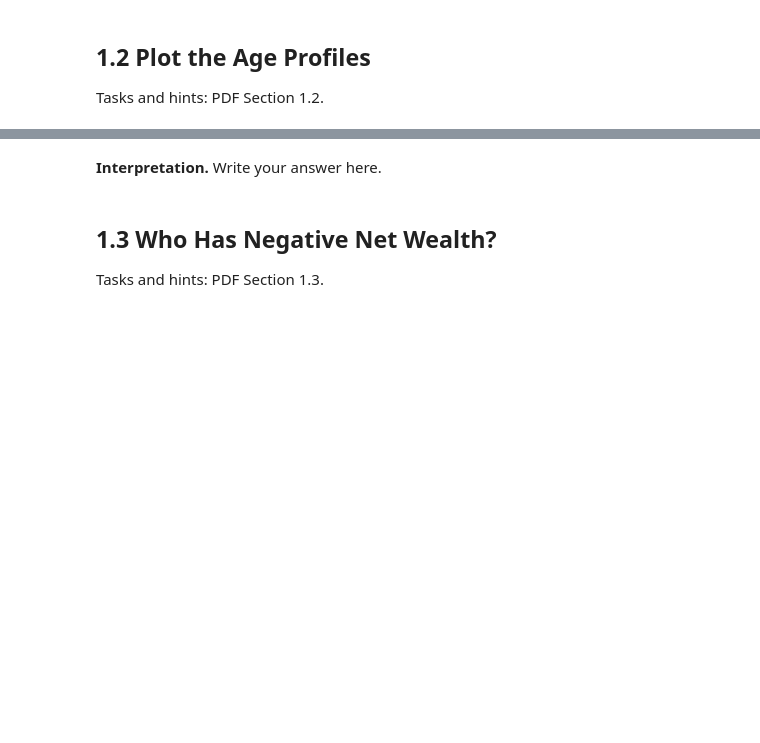
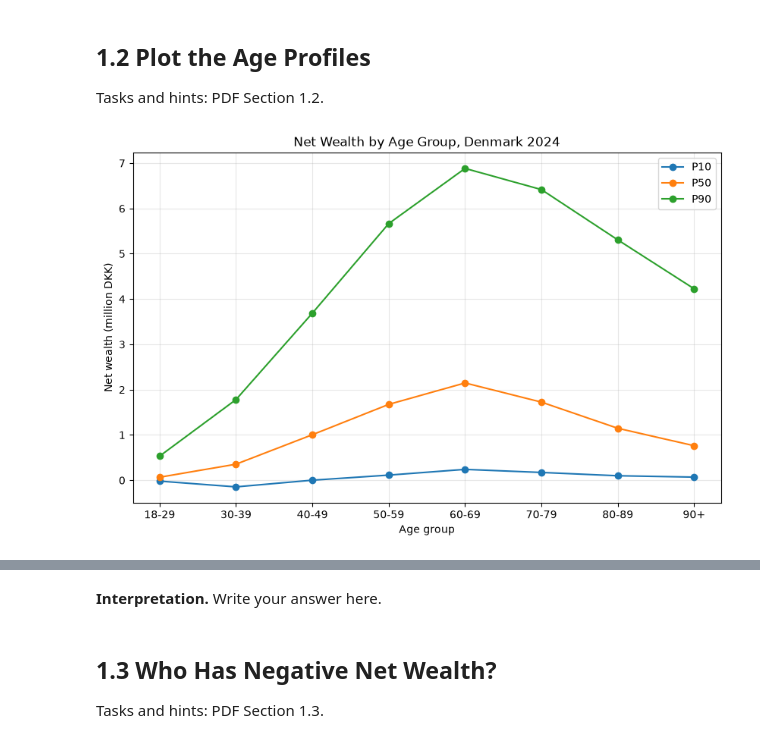
Before and after one commit to clara-julie/Hana_CJ, a Jupyter notebook: DataProject.ipynb, the cells around one changed output, grey strips where cells are left out. Cells and saved outputs as stored; diff of their text form; code cells hidden in the pictures; blank space fills up the shorter version.

```diff
--- a/DataProject.ipynb
+++ b/DataProject.ipynb
@@ -40,3 +137,90 @@ Tasks and hints: PDF Section 1.1.
 # %% [markdown]
 ## 1.2   Plot the Age Profiles
 Tasks and hints: PDF Section 1.2.
+# %%
+
+# 1.2 Plot the Age Profiles
+
+# Convert percentile codes from strings to integers
+percentiles_age["percentile"] = (
+    percentiles_age["PERCENTIL"].str.replace("P", "").astype(int)
+)
+
+# Reshape data: one row per age group and one column per percentile
+wealth_age = percentiles_age.pivot_table(
+    index="ALDER",
+    columns="percentile",
+    values="value"
+)
+
+# Select P10, P50 and P90
+wealth_profile = wealth_age[[10, 50, 90]].copy()
+
+# Define age group labels
+age_labels = ["18-29", "30-39", "40-49", "50-59",
+              "60-69", "70-79", "80-89", "90+"]
+
+# Plot the age profiles
+fig, ax = plt.subplots(figsize=(10, 6))
+
+for p in [10, 50, 90]:
+    ax.plot(
+        age_labels,
+        wealth_profile[p] / 1_000_000,
+        marker="o",
+        label=f"P{p}"
+    )
+
+ax.set_xlabel("Age group")
+ax.set_ylabel("Net wealth (million DKK)")
+ax.set_title("Net Wealth by Age Group, Denmark 2024")
+ax.legend()
+ax.grid(alpha=0.3)
+
+plt.show()
+
+# Calculate upper and lower wealth gaps
+wealth_profile["upper_gap"] = wealth_profile[90] - wealth_profile[50]
+wealth_profile["lower_gap"] = wealth_profile[50] - wealth_profile[10]
+
+
+# Display results with readable age labels
+age_names = {
+    "1829": "18-29",
+    "3039": "30-39",
+    "4049": "40-49",
+    "5059": "50-59",
+    "6069": "60-69",
+    "7079": "70-79",
+    "8089": "80-89",
+    "9099": "90+"
+}
+
+wealth_profile_display = wealth_profile.rename(index=age_names)
+
+display(
+    wealth_profile_display.rename(columns={
+        10: "P10",
+        50: "P50",
+        90: "P90",
+        "upper_gap": "Upper gap",
+        "lower_gap": "Lower gap"
+    }).round(0)
+)
+
+display(wealth_profile)
+
+# Find the age group with the widest upper gap
+max_age = wealth_profile["upper_gap"].idxmax()
+max_gap = wealth_profile.loc[max_age, "upper_gap"]
+
+print(f"Widest upper gap: {max_age}")
+print(f"Amount: {max_gap:,.0f} DKK")
+
+# Identify age groups with negative P10
+negative_p10 = wealth_profile[wealth_profile[10] < 0]
+
+print("Age groups with negative P10:")
+print(negative_p10.index.tolist())
+# %% [output]
+[figure, added]
```
Also changed, not shown: parts of 5 cells of this notebook.
